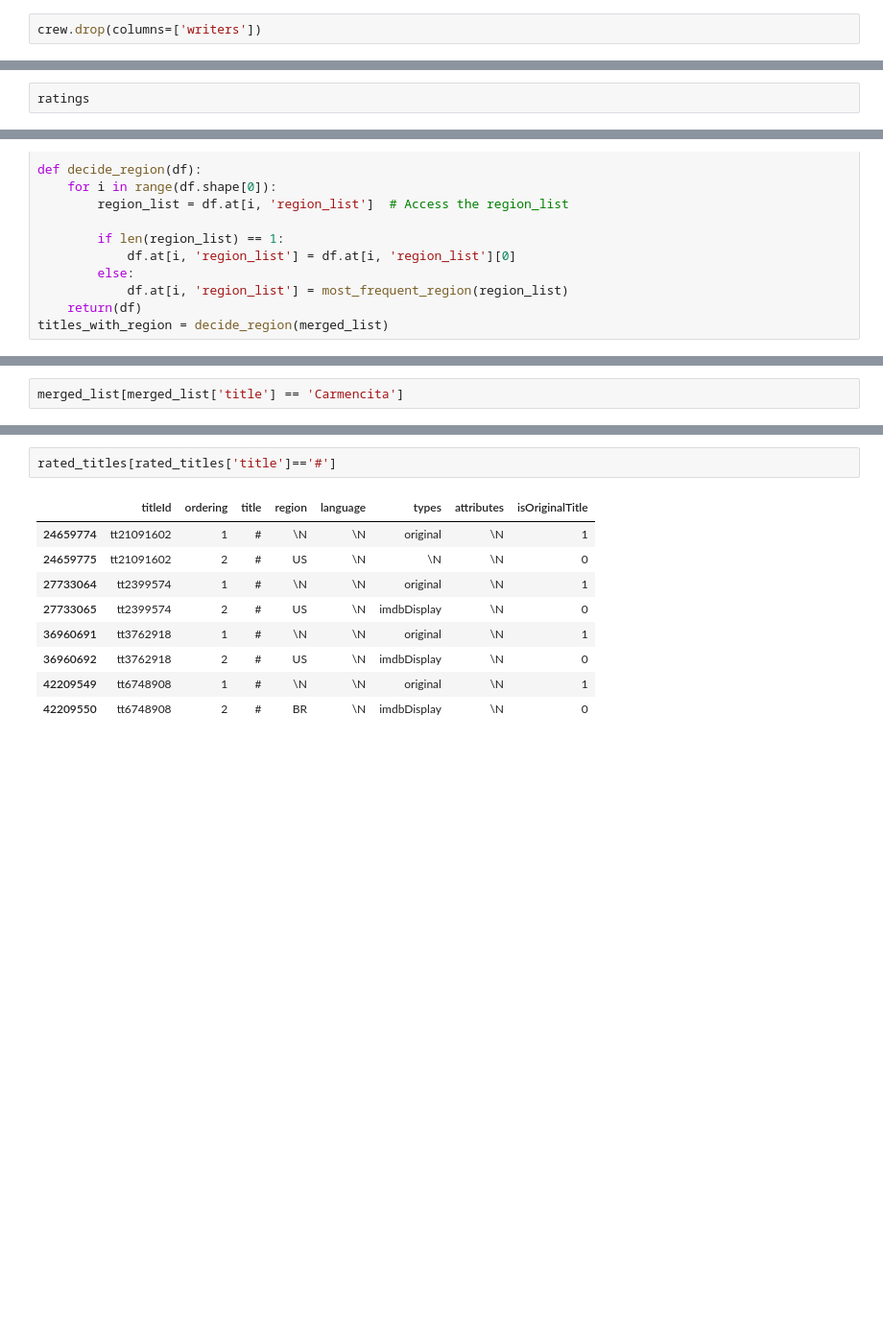
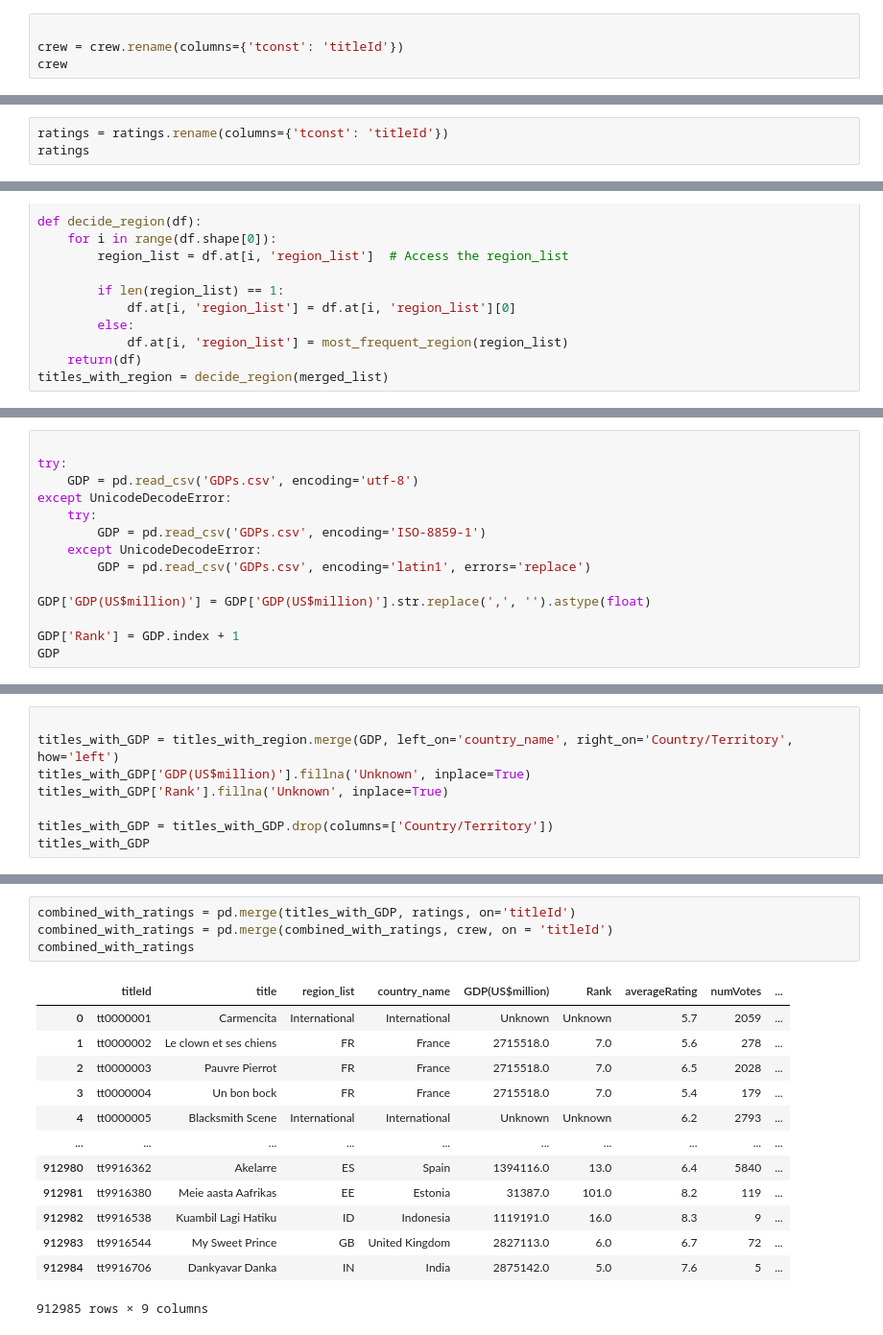
Before and after one commit to zorndog/Python-Project, a Jupyter notebook: Untitled.ipynb, the cells around one changed output, grey strips where cells are left out. Shown at 96% size. Drawn from its saved outputs; the diff is of its cells as text; blank space fills up the shorter version.

Commit message:
added gdps and ratings

```diff
--- a/Untitled.ipynb
+++ b/Untitled.ipynb
@@ -5,5 +5,7 @@ crew = pd.read_csv('title.crew.tsv', sep='\t')
 ratings = pd.read_csv('title.ratings.tsv', sep='\t')
 basics = pd.read_csv('title.basics.tsv', sep='\t')
 # %%
-crew.drop(columns=['writers'])
+
+crew = crew.rename(columns={'tconst': 'titleId'})
+crew
 # %% [output]
@@ -21,5 +23,6 @@ crew.drop(columns=['writers'])
 | 10237475 | tt9916880 | nm0584014,nm0996406 |
 10237476 rows × 2 columns
 # %%
+ratings = ratings.rename(columns={'tconst': 'titleId'})
 ratings
 # %% [output]
@@ -156,3 +160,15 @@ titles_with_region[titles_with_region['country_name']=='International'].shape[0]
 # %%
-merged_list[merged_list['title'] == 'Carmencita']
+
+try:
+    GDP = pd.read_csv('GDPs.csv', encoding='utf-8')
+except UnicodeDecodeError:
+    try:
+        GDP = pd.read_csv('GDPs.csv', encoding='ISO-8859-1')
+    except UnicodeDecodeError:
+        GDP = pd.read_csv('GDPs.csv', encoding='latin1', errors='replace')
+
+GDP['GDP(US$million)'] = GDP['GDP(US$million)'].str.replace(',', '').astype(float)
+
+GDP['Rank'] = GDP.index + 1
+GDP
 # %% [output]
@@ -161,0 +188,8 @@ merged_list[merged_list['title'] == 'Carmencita']
+# %%
+
+titles_with_GDP = titles_with_region.merge(GDP, left_on='country_name', right_on='Country/Territory', how='left')
+titles_with_GDP['GDP(US$million)'].fillna('Unknown', inplace=True)
+titles_with_GDP['Rank'].fillna('Unknown', inplace=True)
+
+titles_with_GDP = titles_with_GDP.drop(columns=['Country/Territory'])
+titles_with_GDP
@@ -198,14 +223,20 @@ print(rated_titles)
 # %% [output]
 KeyboardInterrupt:
 # %%
-rated_titles[rated_titles['title']=='#']
+combined_with_ratings = pd.merge(titles_with_GDP, ratings, on='titleId')
+combined_with_ratings = pd.merge(combined_with_ratings, crew, on = 'titleId')
+combined_with_ratings
 # %% [output]
-|  | titleId | ordering | title | region | language | types | attributes | isOriginalTitle |
-| 24659774 | tt21091602 | 1 | # | \N | \N | original | \N | 1 |
-| 24659775 | tt21091602 | 2 | # | US | \N | \N | \N | 0 |
-| 27733064 | tt2399574 | 1 | # | \N | \N | original | \N | 1 |
-| 27733065 | tt2399574 | 2 | # | US | \N | imdbDisplay | \N | 0 |
-| 36960691 | tt3762918 | 1 | # | \N | \N | original | \N | 1 |
-| 36960692 | tt3762918 | 2 | # | US | \N | imdbDisplay | \N | 0 |
-| 42209549 | tt6748908 | 1 | # | \N | \N | original | \N | 1 |
-| 42209550 | tt6748908 | 2 | # | BR | \N | imdbDisplay | \N | 0 |
+|  | titleId | title | region_list | country_name | GDP(US$million) | Rank | averageRating | numVotes | ... |
+| 0 | tt0000001 | Carmencita | International | International | Unknown | Unknown | 5.7 | 2059 | ... |
+| 1 | tt0000002 | Le clown et ses chiens | FR | France | 2715518.0 | 7.0 | 5.6 | 278 | ... |
+| 2 | tt0000003 | Pauvre Pierrot | FR | France | 2715518.0 | 7.0 | 6.5 | 2028 | ... |
+| 3 | tt0000004 | Un bon bock | FR | France | 2715518.0 | 7.0 | 5.4 | 179 | ... |
+| 4 | tt0000005 | Blacksmith Scene | International | International | Unknown | Unknown | 6.2 | 2793 | ... |
+| ... | ... | ... | ... | ... | ... | ... | ... | ... | ... |
+| 912980 | tt9916362 | Akelarre | ES | Spain | 1394116.0 | 13.0 | 6.4 | 5840 | ... |
+| 912981 | tt9916380 | Meie aasta Aafrikas | EE | Estonia | 31387.0 | 101.0 | 8.2 | 119 | ... |
+| 912982 | tt9916538 | Kuambil Lagi Hatiku | ID | Indonesia | 1119191.0 | 16.0 | 8.3 | 9 | ... |
+| 912983 | tt9916544 | My Sweet Prince | GB | United Kingdom | 2827113.0 | 6.0 | 6.7 | 72 | ... |
+| 912984 | tt9916706 | Dankyavar Danka | IN | India | 2875142.0 | 5.0 | 7.6 | 5 | ... |
+912985 rows × 9 columns
```
Also changed, not shown: parts of 7 cells of this notebook.
